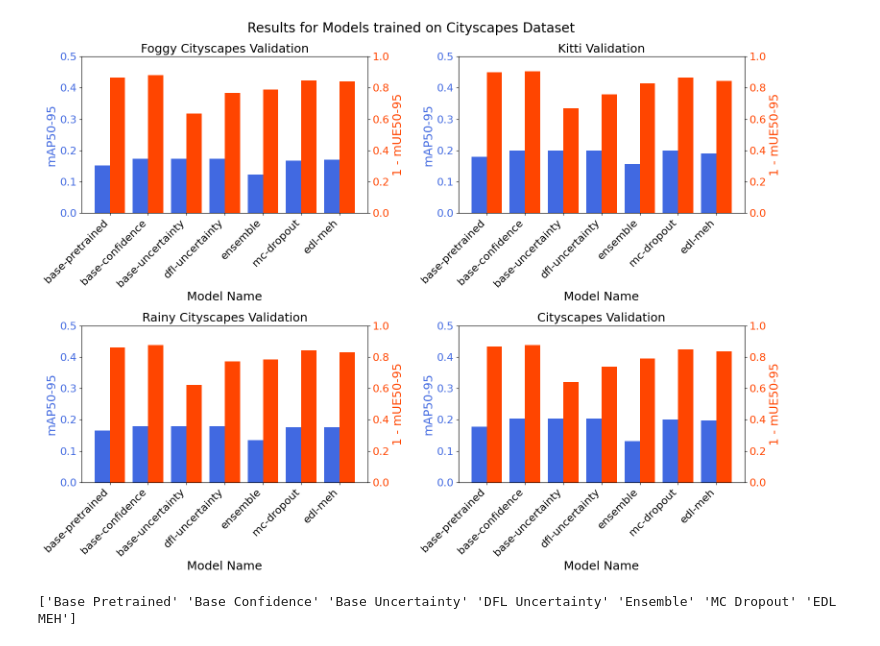
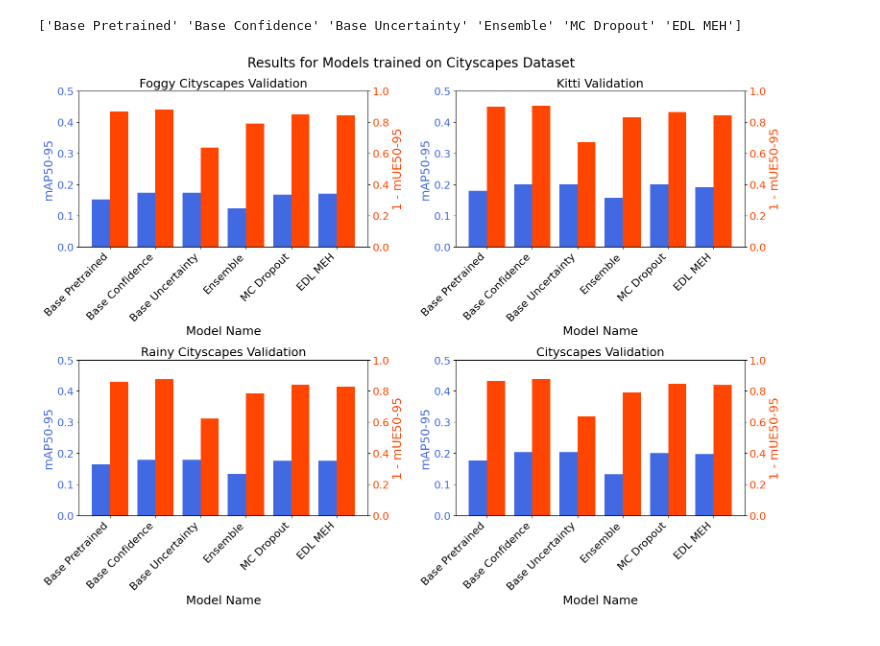
Before and after one commit to Sokadyn/yolo-edge-uncertainty, a Jupyter notebook: yolo_edge_uncertainty_scripts/interim_results_analysis.ipynb, the cells around one changed output. Drawn from its saved outputs; the diff is of its cells as text; code cells hidden in the pictures.

```diff
--- a/yolo_edge_uncertainty_scripts/interim_results_analysis.ipynb
+++ b/yolo_edge_uncertainty_scripts/interim_results_analysis.ipynb
@@ -33,7 +33,7 @@ plt.rcParams['figure.titlesize'] = FONT_MEDIUM
 plt.rcParams['axes.titlesize'] = FONT_MEDIUM
 plt.rcParams['figure.figsize'] = (16, 8)
 # %%
-order = ["base-pretrained", "base-confidence", "base-uncertainty", "dfl-uncertainty", "ensemble", "mc-dropout", "edl-meh"]
+order = ["base-pretrained", "base-confidence", "base-uncertainty", "ensemble", "mc-dropout", "edl-meh"]
 
 path_base = '../interim_results/detect'
 newest_results = 'data_splits_and_models'
@@ -124,6 +120,20 @@ Processing dataset: val-cityscapes-from-coco80
 | ensemble | 0.691595 | 0.151872 | 0.210226 | 0.132214 | 0.274246 | ... |
 | mc-dropout | 0.474203 | 0.339004 | 0.334041 | 0.200076 | 0.214914 | ... |
 | edl-meh | 0.438810 | 0.320704 | 0.330339 | 0.198020 | 0.219722 | ... |
+# %%
+chosen_val_dataset = 'val-kitti-from-coco80'
+path = f'{path_base}/{newest_results}/{chosen_val_dataset}'
+df_selected = datasets[chosen_val_dataset]
+
+names_title_case = df_selected.index.str.replace('-', ' ').str.title().str.replace('Edl', 'EDL').str.replace('Meh', 'MEH').str.replace('Mc', 'MC').values
+print(names_title_case)
+
+rename_dict_index = {k: v for k, v in zip(df_selected.index.values, names_title_case)}
+# %% [output]
+['Base Pretrained' 'Base Confidence' 'Base Uncertainty' 'Ensemble' 'MC Dropout' 'EDL MEH']
+# %%
+for df in datasets.values():
+    df.rename(index=rename_dict_index, inplace=True)
 # %%
 metric1 = 'metrics/mAP50-95(B)'
 metric2 = '1 - metrics/mUE50-95'
@@ -132,43 +142,34 @@ fig, axs = plt.subplots(2, 2, figsize=(16, 12))
 axs = axs.flatten()
 
 for idx, (key, df) in enumerate(datasets.items()):
     if idx >= 4:
         break
     ax1 = axs[idx]
 
     color_1 = 'royalblue'
     ax1.set_xlabel('Model Name')
-    ax1.set_ylabel(metric1.replace('metrics/', '').replace('(B)', ''), color=color_1)
+    ax1.set_ylabel('mAP50-95', color=color_1)
     ax1.bar(df.index, df[metric1], color=color_1, width=0.4, label=metric1)
     ax1.tick_params(axis='y', labelcolor=color_1)
 
     ax2 = ax1.twinx()
     color_2 = 'orangered'
-    ax2.set_ylabel(metric2.replace('metrics/', ''), color=color_2)
+    ax2.set_ylabel('1 - mUE50-95', color=color_2)
     ax2.bar([i + 0.4 for i in range(len(df.index))], df[metric2], color=color_2, width=0.4, label=metric2)
     ax2.tick_params(axis='y', labelcolor=color_2)
 
     ax1.set_xticks([i + 0.2 for i in range(len(df.index))])
     ax1.set_xticklabels(df.index, rotation=45, ha='right')
     ax1.set_title(f"{key.replace('val-', '').replace('-from-coco80', '').replace('-', ' ').title()} Validation")
 
     ax1.set_ylim(0, 0.5)
     ax2.set_ylim(0, 1.0)
 fig.tight_layout()
 
 fig.suptitle(f"Results for Models trained on {train_dataset_path.split('train')[1].replace('-', '').title()} Dataset", fontsize=FONT_LARGE)
 plt.subplots_adjust(top=0.92)
 
 plt.show()
 # %% [output]
-[figure, old version]
+[figure, new version]
-# %%
-chosen_val_dataset = 'val-kitti-from-coco80'
-path = f'{path_base}/{newest_results}/{chosen_val_dataset}'
-df_selected = datasets[chosen_val_dataset]
-
-names_title_case = df_selected.index.str.replace('-', ' ').str.title().str.replace('Edl', 'EDL').str.replace('Meh', 'MEH').str.replace('Dfl', 'DFL').str.replace('Mc', 'MC').values
-print(names_title_case)
-# %% [output]
-['Base Pretrained' 'Base Confidence' 'Base Uncertainty' 'DFL Uncertainty' 'Ensemble' 'MC Dropout' 'EDL MEH']
 # %%
```
Also changed, not shown: parts of 2 cells of this notebook, 8 other files.
